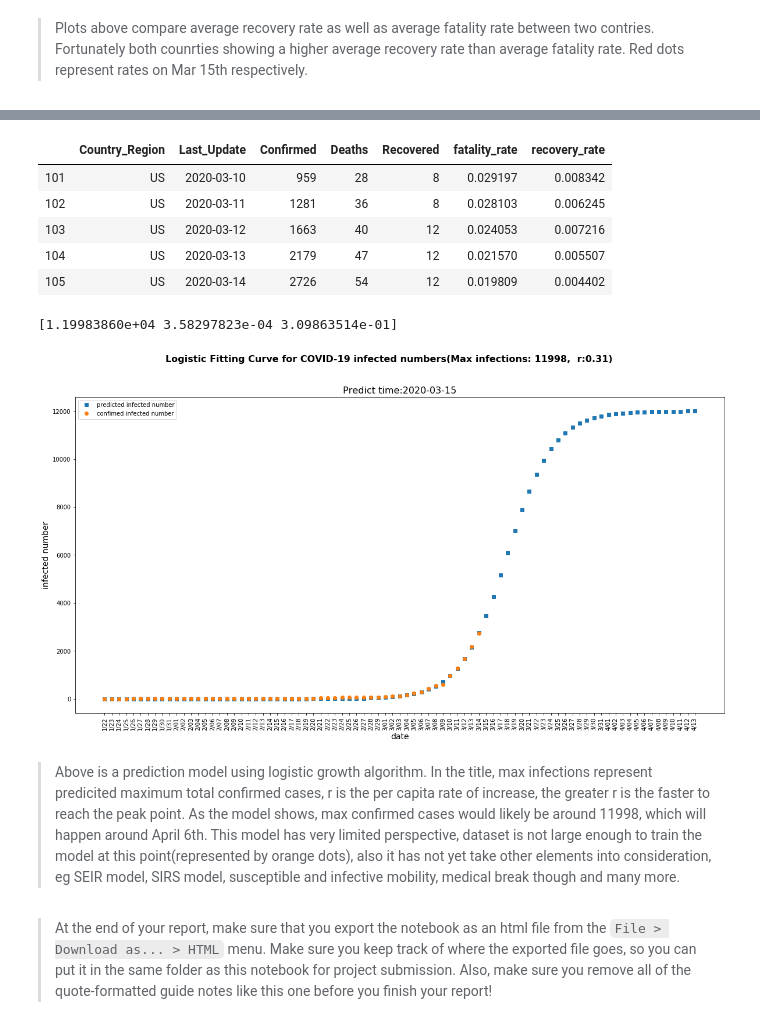
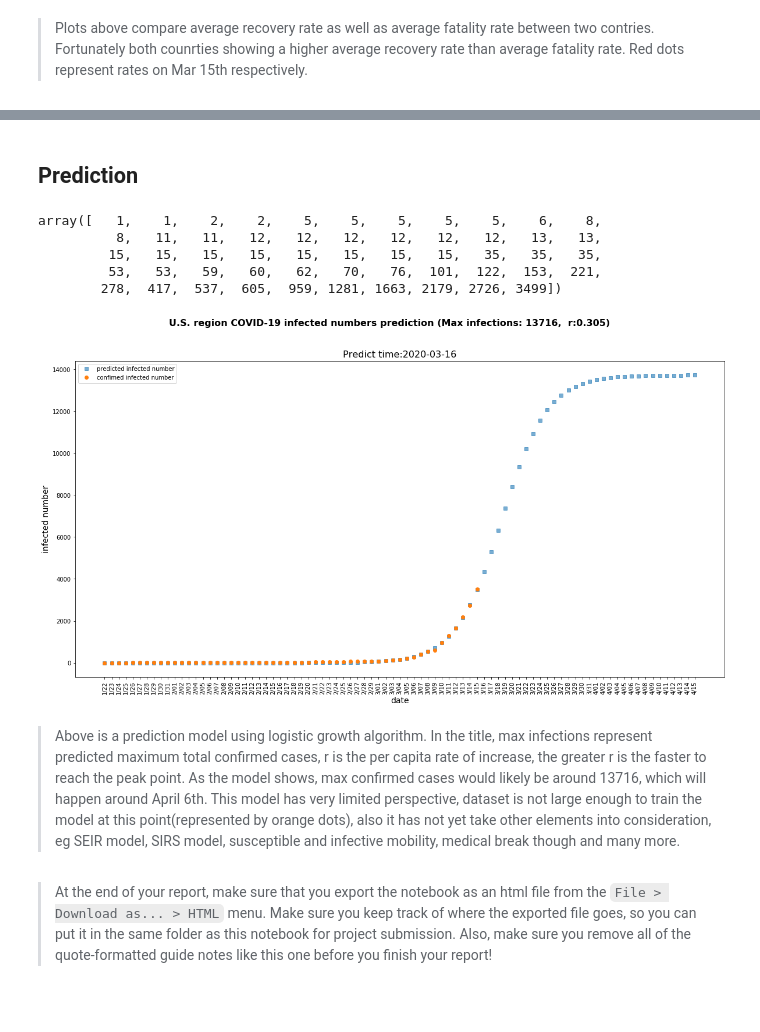
Before and after one commit to victorlifan/COVID-19_data_analyzation_and_prediction, a Jupyter notebook: exploration_template.ipynb, the cells around one changed output, grey strips where cells are left out. Drawn from its saved outputs; the diff is of its cells as text; code cells hidden in the pictures.

Commit message:
update prediction until 3-16

```diff
--- a/exploration_template.ipynb
+++ b/exploration_template.ipynb
@@ -34,7 +33,7 @@ for filename in all_files:
     df = pd.read_csv(filename, header=0)
     """if there is no new confirms on that day, 'Last Update' will stay at yesterday,
     this will have a misleading result on the plot when we draw accumulated confirmed cases by date,
-    therefor we change the 'Last Update' to as same as the file name, which is the calendar date
+    therefor we change the 'Last Update' to the same as the file name, which is the calendar date
     """
     df['Last Update']= filename[-14:-4]
     li.append(df)
@@ -435,13 +417,14 @@ for index, columname in zip(indexes,columnames):
+# %% [markdown]
+## Prediction
 # %%
 dummydf = countrydf.query('Country_Region=="US"')
-dummydf.tail()
+dummydf['Confirmed'].values
 # %% [output]
-|  | Country_Region | Last_Update | Confirmed | Deaths | Recovered | fatality_rate | recovery_rate |
-| 101 | US | 2020-03-10 | 959 | 28 | 8 | 0.029197 | 0.008342 |
-| 102 | US | 2020-03-11 | 1281 | 36 | 8 | 0.028103 | 0.006245 |
-| 103 | US | 2020-03-12 | 1663 | 40 | 12 | 0.024053 | 0.007216 |
-| 104 | US | 2020-03-13 | 2179 | 47 | 12 | 0.021570 | 0.005507 |
-| 105 | US | 2020-03-14 | 2726 | 54 | 12 | 0.019809 | 0.004402 |
+array([   1,    1,    2,    2,    5,    5,    5,    5,    5,    6,    8,
+          8,   11,   11,   12,   12,   12,   12,   12,   12,   13,   13,
+         15,   15,   15,   15,   15,   15,   15,   15,   35,   35,   35,
+         53,   53,   59,   60,   62,   70,   76,  101,  122,  153,  221,
+        278,  417,  537,  605,  959, 1281, 1663, 2179, 2726, 3499])
 # %%
 ## function for obtain dates from Jan 22nd
 def get_date_list(target_month = 3):
@@ -464,18 +447,18 @@ def logistic_function(t, K, P0, r):
     return (K * exp * P0) / (K + (exp - 1) * P0)
 # %%
 ## main function body
-def predict(dayfram):
-    ## how many days to predicte from Jan 22nd
-    ## aka dayfram
-    predict_days = dayfram
+def predict(dayframe):
+    ## how many days to predicte from today
+    ## aka dayframe
+    predict_days = dayframe
 
     date, confirm = dummydf['Last_Update'].values, dummydf['Confirmed'].values
     x = np.arange(len(confirm))
     date_labels = get_date_list(4)
 
     ## convert least sqrt
-    popt, pcov = curve_fit(logistic_function, x, confirm)
-    print(popt)
+    popt, pcov = curve_fit(logistic_function, x, confirm, maxfev=9000)
+    #print(popt)
 
     predict_x = list(x) + [x[-1] + i for i in range(1, 1 + predict_days)]
     predict_x = np.array(predict_x)
@@ -483,23 +466,23 @@ def predict(dayfram):
 
     ## plot
     plt.figure(figsize=(20, 10))
-    plt.plot(predict_x, predict_y, 's',label="predicted infected number")
+    plt.plot(predict_x, predict_y, 's',label="predicted infected number",alpha= 0.6)
     plt.plot(x, confirm, 'o',label="confimed infected number")
     plt.xticks(predict_x, date_labels[:len(predict_x) + 1], rotation=90)
 
-    plt.suptitle("Logistic Fitting Curve for COVID-19 infected numbers(Max infections: {},  r:{:.3})".format(int(popt[0]), popt[2]), fontsize=16, fontweight="bold")
+    plt.suptitle("U.S. region COVID-19 infected numbers prediction (Max infections: {},  r:{:.3})".format(int(popt[0]),
+                                                                                popt[2]), fontsize=16, fontweight="bold")
     plt.title("Predict time:{}".format(time.strftime("%Y-%m-%d", time.localtime())), fontsize=16)
     plt.xlabel('date', fontsize=14)
     plt.ylabel('infected number', fontsize=14)
     plt.legend(loc= 0)
 # %%
-## call function
-predict(30)
+## call function using 31 dayframe
+predict(31)
 # %% [output]
-[1.19983860e+04 3.58297823e-04 3.09863514e-01]
-[figure, old version]
+[figure, new version]
 # %% [markdown]
-> Above is a prediction model using logistic growth algorithm. In the title, max infections represent predicited maximum total confirmed cases, r is the per capita rate of increase, the greater r is the faster to reach the peak point. As the model shows, max confirmed cases would likely be around 11998, which will happen around April 6th. This model has very limited perspective, dataset is not large enough to train the model at this point(represented by orange dots), also it has not yet take other elements into consideration, eg SEIR model, SIRS model, susceptible and infective mobility, medical break though and many more.
+> Above is a prediction model using logistic growth algorithm. In the title, max infections represent predicted maximum total confirmed cases, r is the per capita rate of increase, the greater r is the faster to reach the peak point. As the model shows, max confirmed cases would likely be around 13716, which will happen around April 6th. This model has very limited perspective, dataset is not large enough to train the model at this point(represented by orange dots), also it has not yet take other elements into consideration, eg SEIR model, SIRS model, susceptible and infective mobility, medical break though and many more.
 # %% [markdown]
 > At the end of your report, make sure that you export the notebook as an
 html file from the `File > Download as... > HTML` menu. Make sure you keep
```
Also changed, not shown: parts of 37 cells of this notebook.
